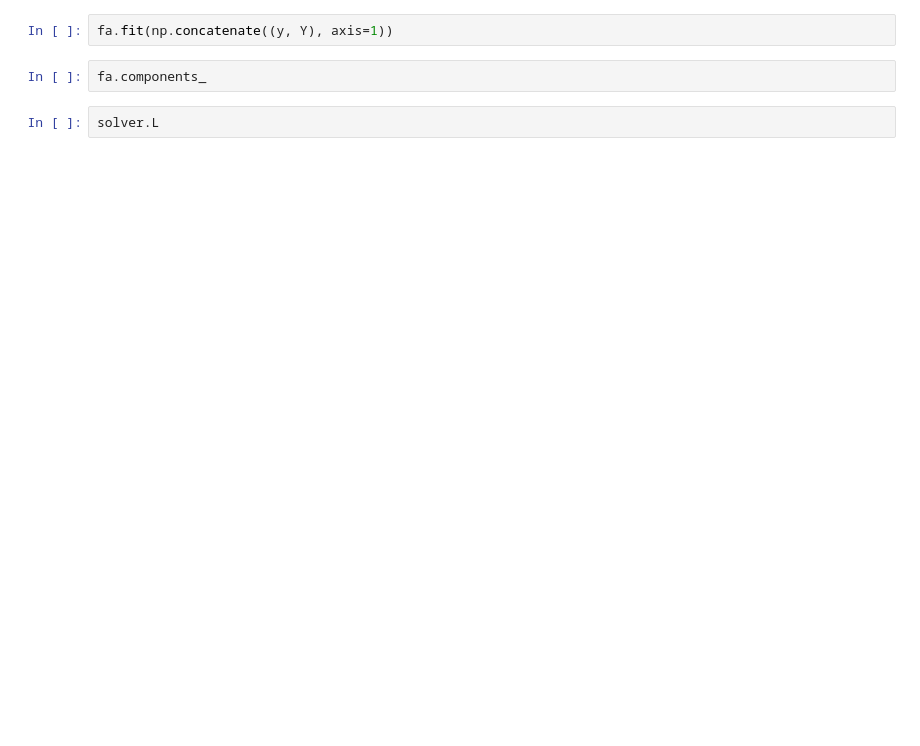
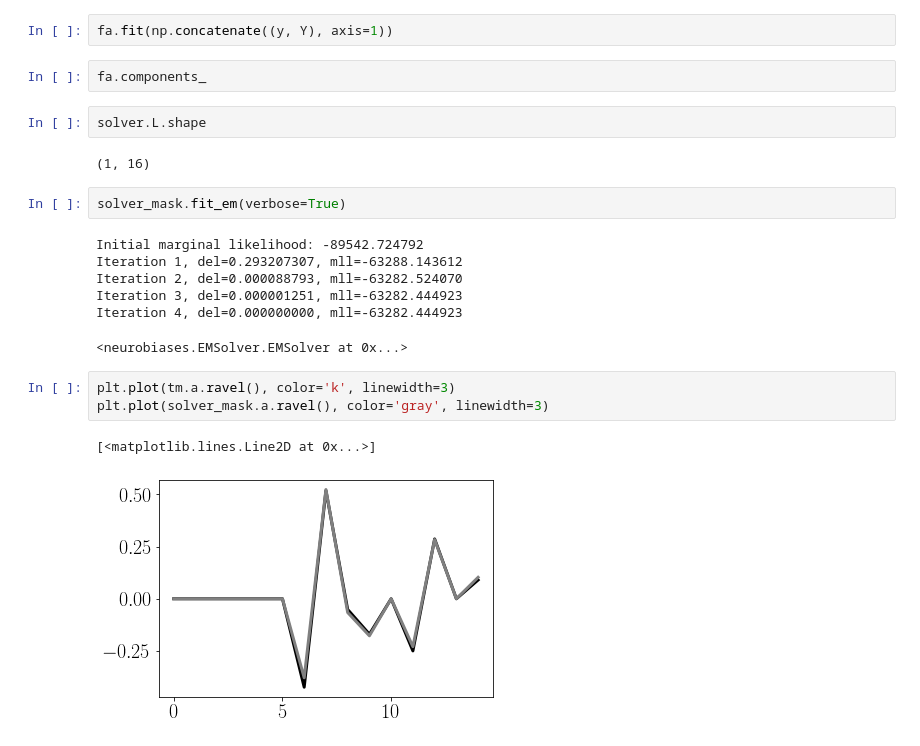
Before and after one commit to BouchardLab/neurobiases, a Jupyter notebook: notebooks/test_em_initialization.ipynb, the cells around one changed output. Saved outputs shown, nothing was run; the diff lists cells and outputs as text; blank space fills up the shorter version.

```diff
--- a/notebooks/test_em_initialization.ipynb
+++ b/notebooks/test_em_initialization.ipynb
@@ -67,4 +113,21 @@ fa.fit(np.concatenate((y, Y), axis=1))
 # %%
 fa.components_
 # %%
-solver.L
+solver.L.shape
+# %% [output]
+(1, 16)
+# %%
+solver_mask.fit_em(verbose=True)
+# %% [output]
+Initial marginal likelihood: -89542.724792
+Iteration 1, del=0.293207307, mll=-63288.143612
+Iteration 2, del=0.000088793, mll=-63282.524070
+Iteration 3, del=0.000001251, mll=-63282.444923
+Iteration 4, del=0.000000000, mll=-63282.444923
+<neurobiases.EMSolver.EMSolver at 0x...>
+# %%
+plt.plot(tm.a.ravel(), color='k', linewidth=3)
+plt.plot(solver_mask.a.ravel(), color='gray', linewidth=3)
+# %% [output]
+[<matplotlib.lines.Line2D at 0x...>]
+[figure, added]
```
Also changed, not shown: parts of 10 cells of this notebook, 4 other files.
